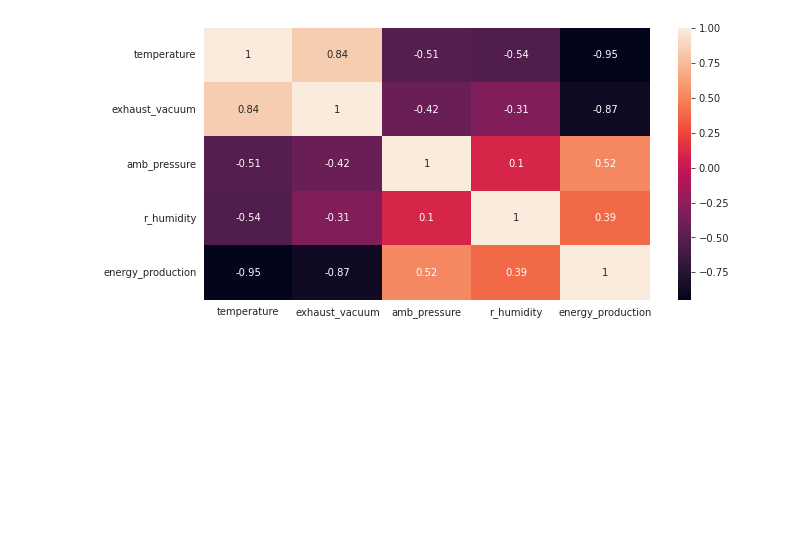
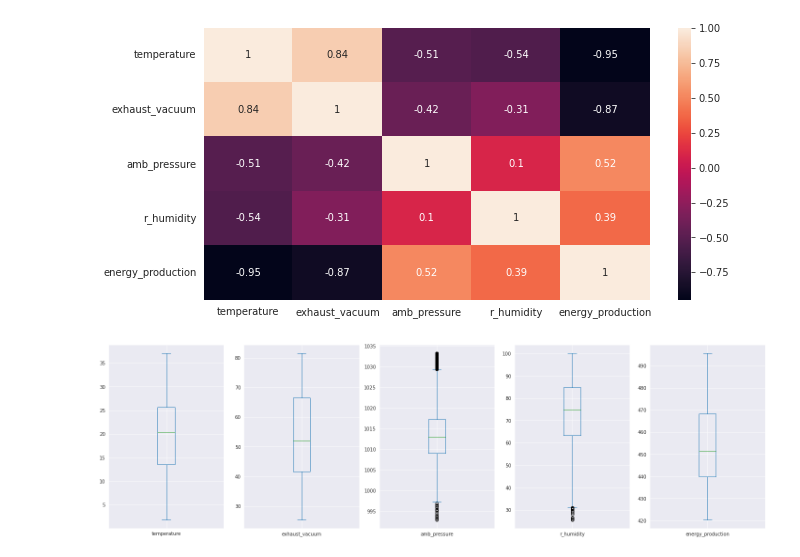
Before and after one commit to ch-aitali/assignments, a Jupyter notebook: p93_combined_power_plant.ipynb, the cells around one changed output. Saved outputs shown, nothing was run; the diff lists cells and outputs as text; code cells hidden in the pictures; blank space fills up the shorter version.

```diff
--- a/p93_combined_power_plant.ipynb
+++ b/p93_combined_power_plant.ipynb
@@ -133,3 +133,8 @@ sns.heatmap(corelation,annot=True)
 plt.show()
 # %% [output]
 [figure]
+# %%
+data_1.plot(kind='box', subplots=True, figsize=(20,6))
+plt.tight_layout()
+# %% [output]
+[figure, added]
```
Also changed, not shown: parts of 83 cells of this notebook.
